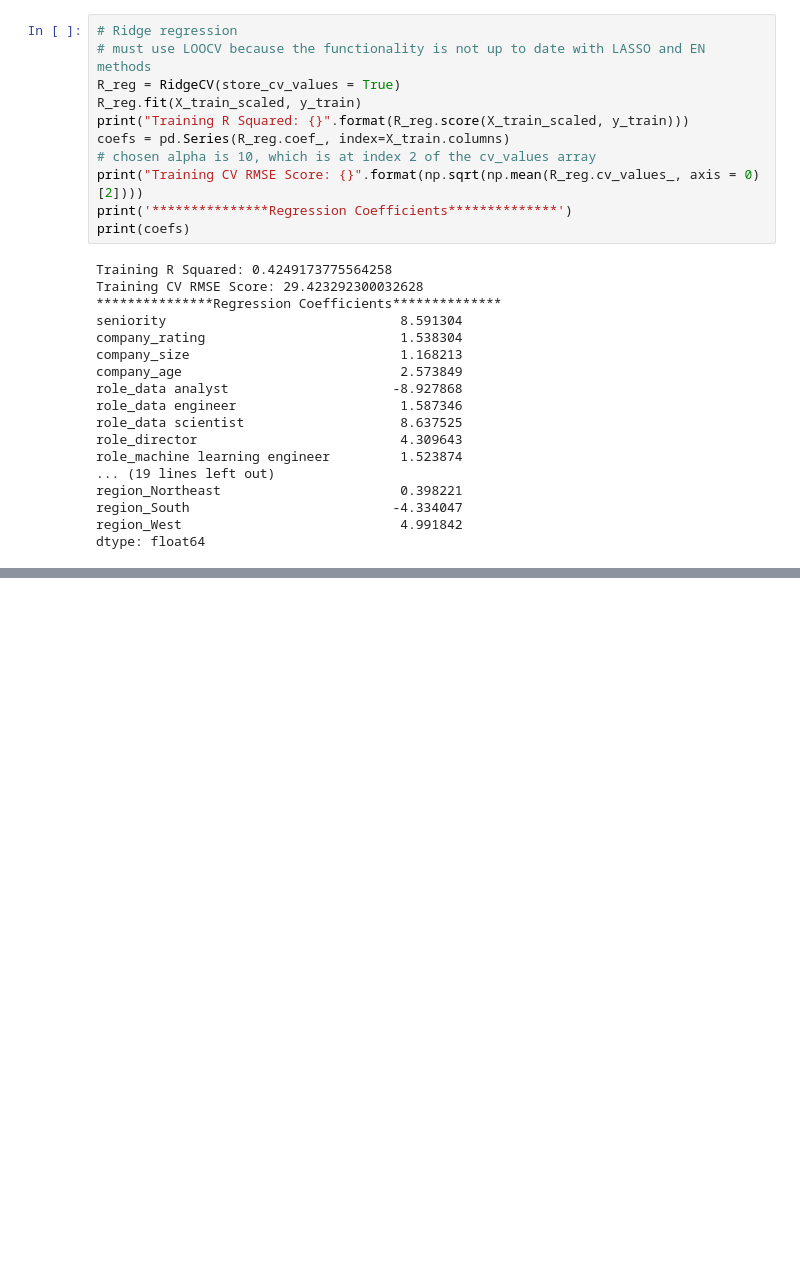
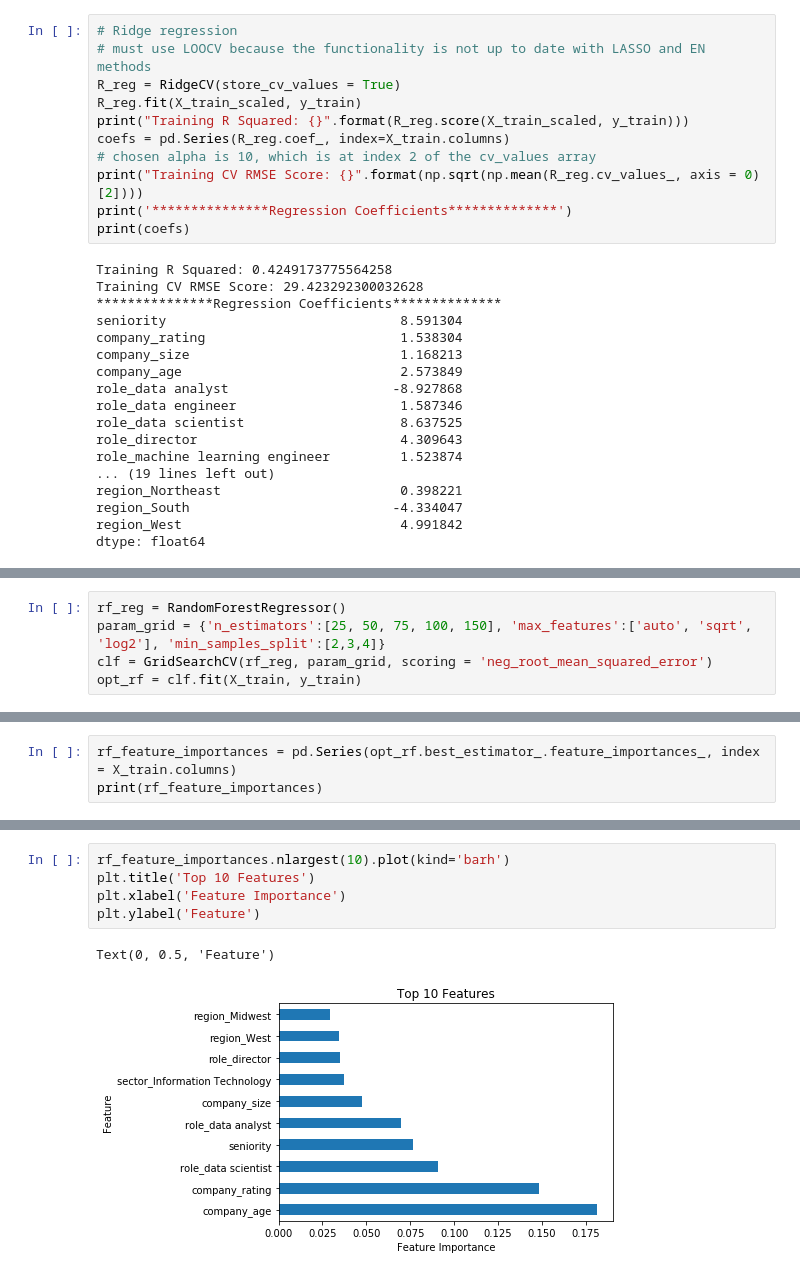
Before and after one commit to aidanberry12/Glassdoor_Salary_Analysis, a Jupyter notebook: Model_Building.ipynb, the cells around one changed output, grey strips where cells are left out. Drawn from its saved outputs; the diff is of its cells as text; blank space fills up the shorter version.

Commit message:
implemented SVM, Random forest, and gradient boosting

```diff
--- a/Model_Building.ipynb
+++ b/Model_Building.ipynb
@@ -446,0 +478,5 @@ print(MAE_R_reg)
+# %%
+rf_reg = RandomForestRegressor()
+param_grid = {'n_estimators':[25, 50, 75, 100, 150], 'max_features':['auto', 'sqrt', 'log2'], 'min_samples_split':[2,3,4]}
+clf = GridSearchCV(rf_reg, param_grid, scoring = 'neg_root_mean_squared_error')
+opt_rf = clf.fit(X_train, y_train)
@@ -446,0 +491,3 @@ print(MAE_R_reg)
+# %%
+rf_feature_importances = pd.Series(opt_rf.best_estimator_.feature_importances_, index = X_train.columns)
+print(rf_feature_importances)
@@ -446,0 +512,8 @@ print(MAE_R_reg)
+# %%
+rf_feature_importances.nlargest(10).plot(kind='barh')
+plt.title('Top 10 Features')
+plt.xlabel('Feature Importance')
+plt.ylabel('Feature')
+# %% [output]
+Text(0, 0.5, 'Feature')
+[figure, added]
```
Also changed, not shown: parts of 20 cells of this notebook.
